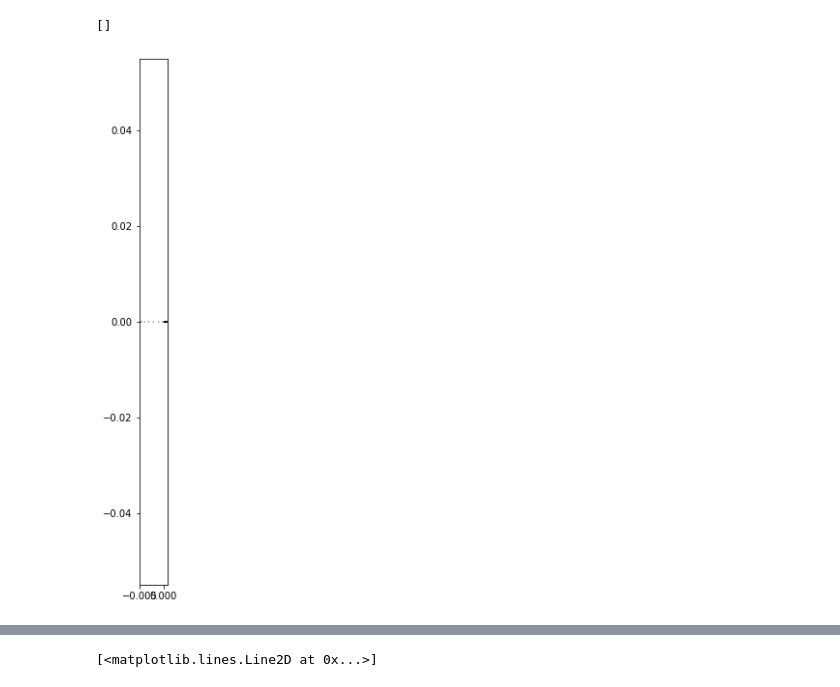
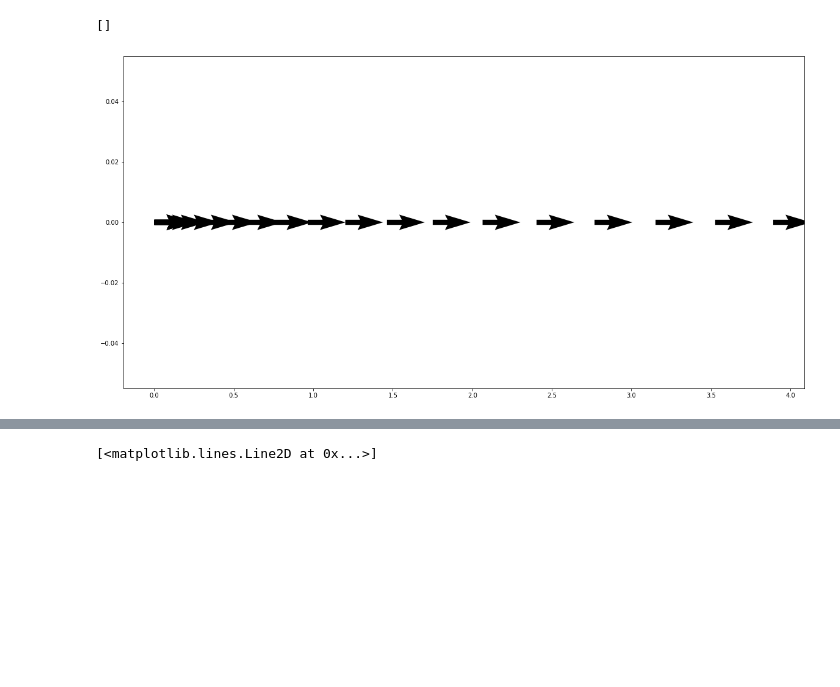
Before and after one commit to AvaRat/dynamic-model-car-simulator, a Jupyter notebook: simulator_visualization.ipynb, the cells around one changed output, grey strips where cells are left out. Drawn from its saved outputs; the diff is of its cells as text; code cells hidden in the pictures; blank space fills up the shorter version.

```diff
--- a/simulator_visualization.ipynb
+++ b/simulator_visualization.ipynb
@@ -88,24 +87,24 @@ ax.set_aspect('equal')
 # %%
 data_yaws = data['yaw_angle']
 data_x = data['x']
 data_y = data['y']
-n = 50
+n = 10
 
 x = data_x[::n]
 y = data_y[::n]
 u = np.cos(data_yaws)[::n]
 v = np.sin(data_yaws)[::n]
 #u = data['long_vel'][::100]
 #v = data['lat_vel'][::100]
 
 fig = plt.figure(figsize=(20,10))
 ax = fig.add_subplot(111)
-ax.set_aspect('equal')
+#ax.set_aspect('equal')
 plt.quiver(x,y, u,v)
 plt.plot()
 # %% [output]
 []
-[figure, old version]
+[figure, new version]
 # %%
 fig = plt.figure(figsize=(20,10))
 granularity = 1
```
Also changed, not shown: parts of 16 cells of this notebook, 8 other files.
